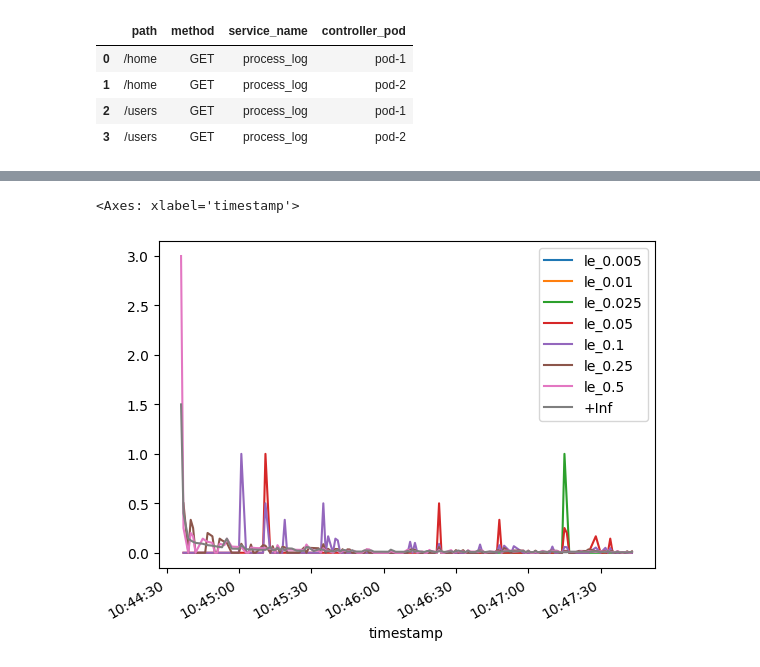
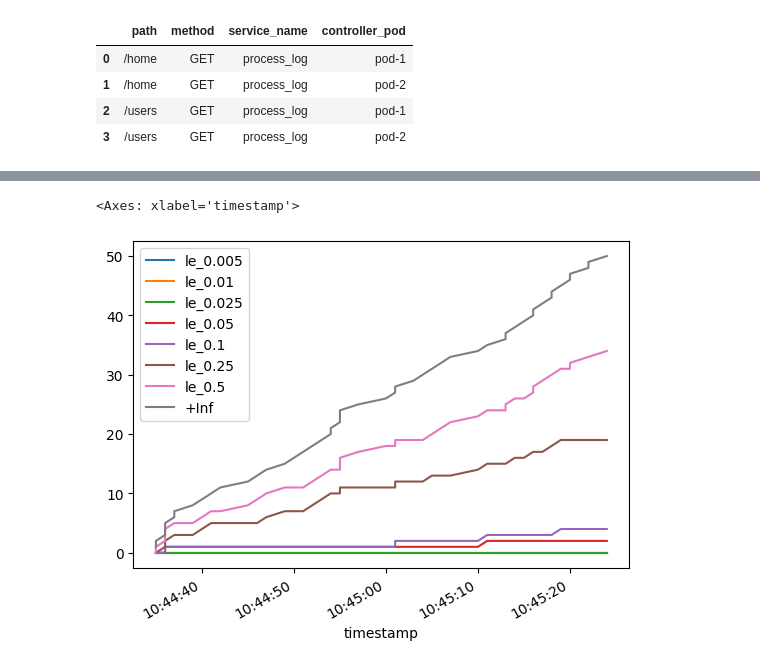
Before and after one commit to vuvietnguyenit/data_analystic, a Jupyter notebook: notebooks/calculate_latency_duration_time.ipynb, the cells around one changed output, grey strips where cells are left out. Cells and saved outputs as stored; diff of their text form; code cells hidden in the pictures.

```diff
--- a/notebooks/calculate_latency_duration_time.ipynb
+++ b/notebooks/calculate_latency_duration_time.ipynb
@@ -163,2 +67,0 @@ Bucket list: **[0.005, 0.01, 0.025, 0.05, 0.1, 0.25, 0.5, +Inf]**
-# %%
-root_df["le"] = root_df["duration_time"].apply(lambda x: Formula().bucketing(x))
@@ -212,10 +122,16 @@ a
 # %%
-# -> This step apply() all formula for each dataset group
-df_bin_by_group = pd.DataFrame() # <- Create new Dataframe for concat data group has been bins
-row_data_by_group = {}
-# Apply bins data for each group dataset
-for idx, row in group_dataset.iterrows():
+# Bins value to bucket latency
+df_by_group = {}
+for idx, dataset in group_dataset.iterrows():
     bins_dict = {k: 0 for k in BUCKETS}
     bins_dict['+Inf'] = 0  # type: ignore
-    row_data_by_group[idx] = root_df.query(
-        "path == @row['path'] and method == @row['method'] and service_name == @row['service_name'] and controller_pod == @row['controller_pod']").apply(lambda x: bins_value(x, bins_dict), axis=1)
+    # Query for each group get dataframe and save it to datastructure
+    df_by_group[idx] = root_df.query(
+        "path == @dataset['path'] \
+                and method == @dataset['method'] \
+                and service_name == @dataset['service_name'] \
+                and controller_pod == @dataset['controller_pod']")\
+        .apply(lambda x: bins_value(x, bins_dict), axis=1)
+
+# Join all group dataframe processed by one dataframe
+raw_df = pd.concat(df_by_group.values()).reset_index(drop=True)
@@ -244,5 +138,5 @@ df_bin_by_group
 # %%
-# Change columns name and extract columns using for analysis
+# Rename columns
 columns_change = {
     0.005: "le_0.005",
     0.01: "le_0.01",
@@ -253,9 +147,4 @@ columns_change = {
     0.5: "le_0.5",
     "+Inf": "+Inf"
 }
-list_column_select = ["timestamp", "path", "method", "service_name",
-                      "controller_pod", "duration_time"] + [bucket for bucket in columns_change.values()]
-# df_bin_by_group = df_bin_by_group.rename(columns=columns_change)
-# df_bin_by_group = df_bin_by_group[list_column_select]
-# df_bin_by_group  # <- Standardlized dataframe
-df_bin_by_group = Formula().rename_columns(dataframe=df_bin_by_group)
+raw_df = raw_df.rename(columns=columns_change)
@@ -367,5 +151,12 @@ df_group_1
-# %%
-Formula().cal_increment_rate(dataframe=df_group_1, list_column_select=list(columns_change.values()))[0:150].plot(kind="line", x="timestamp")
-# %% [output]
-<Axes: xlabel='timestamp'>
-[figure, removed]
+# %%
+# Select columns necessary for analysis
+list_column_select = ["timestamp", "path", "method", "service_name",
+                      "controller_pod"] + [bucket for bucket in columns_change.values()]
+raw_df = raw_df[list_column_select]
+# %%
+# Check and ensure value calculated is counter for calculate increment
+raw_df[0:50][["timestamp"] + [bucket for bucket in columns_change.values()]
+             ].plot(kind="line", x="timestamp")
+# %% [output]
+<Axes: xlabel='timestamp'>
+[figure, added]
```
Also changed, not shown: parts of 39 cells of this notebook.
